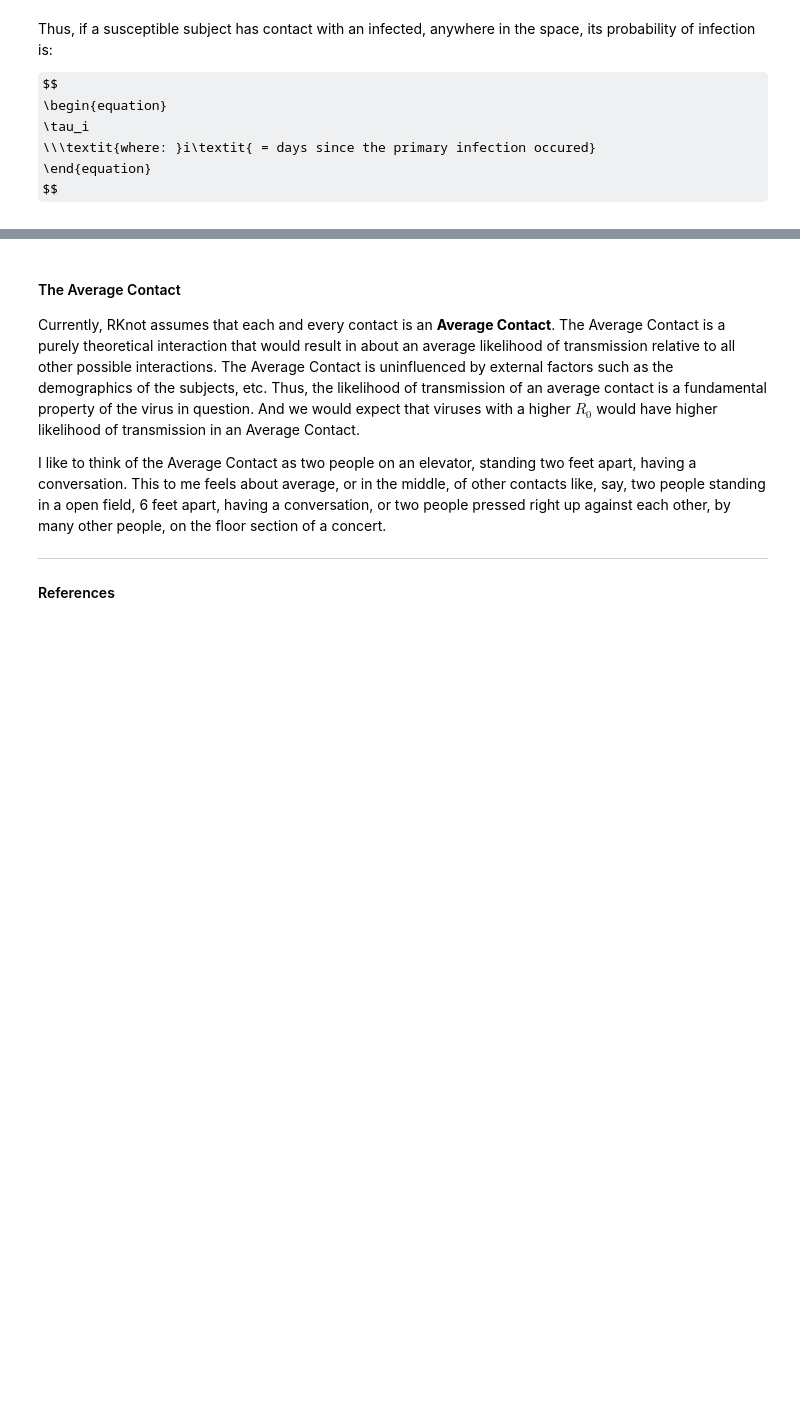
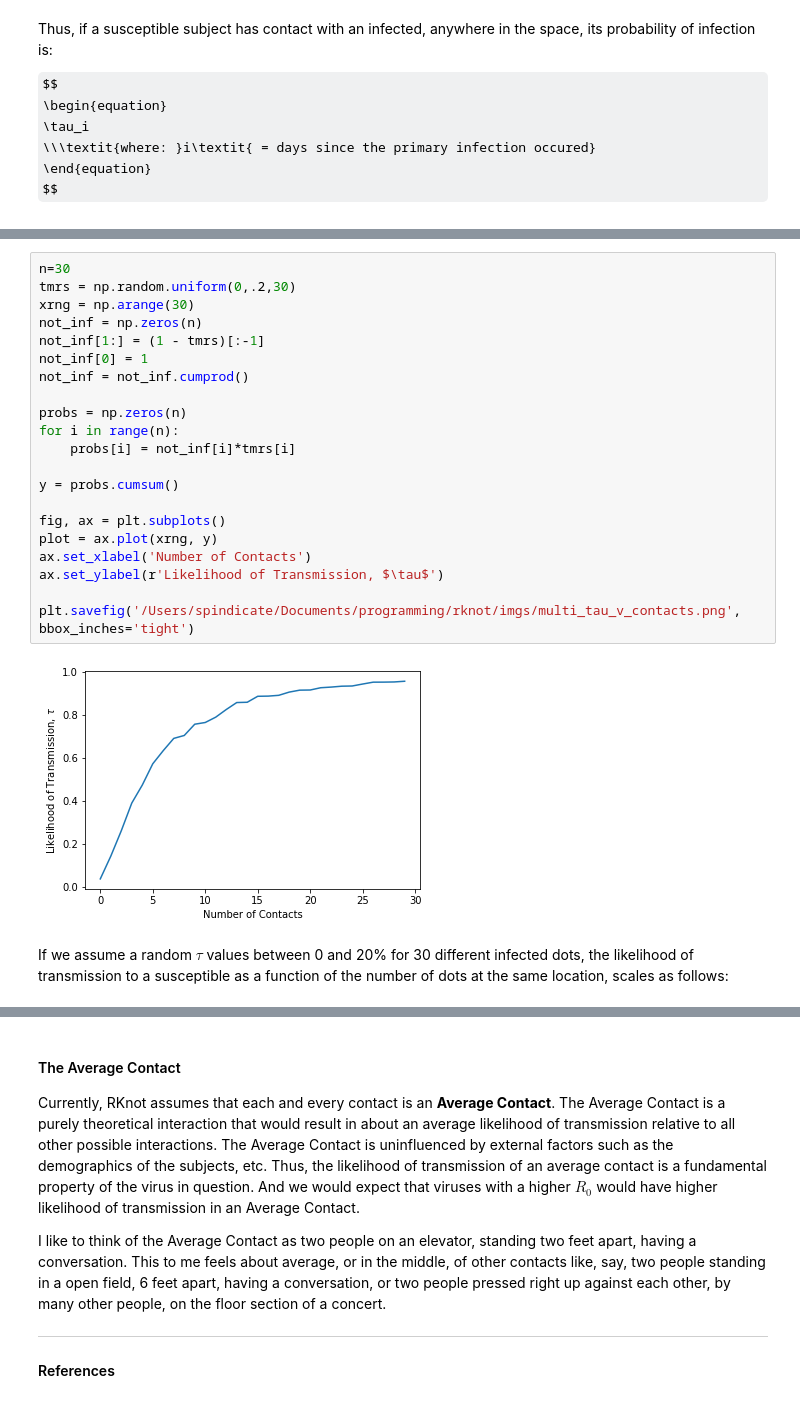
Before and after one commit to rjskene/rknotdocs, a Jupyter notebook: docs/intro.ipynb, the cells around one changed output, grey strips where cells are left out. Drawn from its saved outputs; the diff is of its cells as text; some formulas as TeX source; blank space fills up the shorter version.

```diff
--- a/docs/intro.ipynb
+++ b/docs/intro.ipynb
@@ -322,0 +331,25 @@ $$
+# %%
+n=30
+tmrs = np.random.uniform(0,.2,30)
+xrng = np.arange(30)
+not_inf = np.zeros(n)
+not_inf[1:] = (1 - tmrs)[:-1]
+not_inf[0] = 1
+not_inf = not_inf.cumprod()
+
+probs = np.zeros(n)
+for i in range(n):
+    probs[i] = not_inf[i]*tmrs[i]
+
+y = probs.cumsum()
+
+fig, ax = plt.subplots()
+plot = ax.plot(xrng, y)
+ax.set_xlabel('Number of Contacts')
+ax.set_ylabel(r'Likelihood of Transmission, $\tau$')
+
+plt.savefig('/Users/spindicate/Documents/programming/rknot/imgs/multi_tau_v_contacts.png', bbox_inches='tight')
+# %% [output]
+[figure, added]
+# %% [markdown]
+If we assume a random $\tau$ values between 0 and 20% for 30 different infected dots, the likelihood of transmission to a susceptible as a function of the number of dots at the same location, scales as follows:
```
Also changed, not shown: parts of 5 cells of this notebook.
